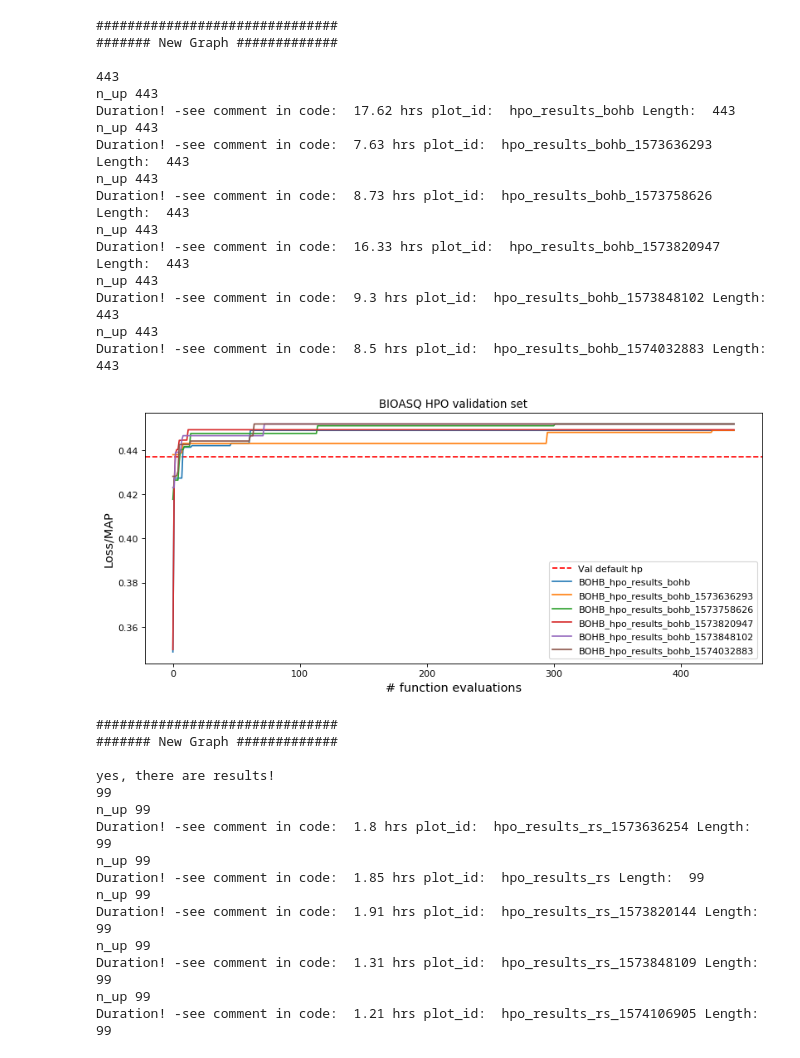
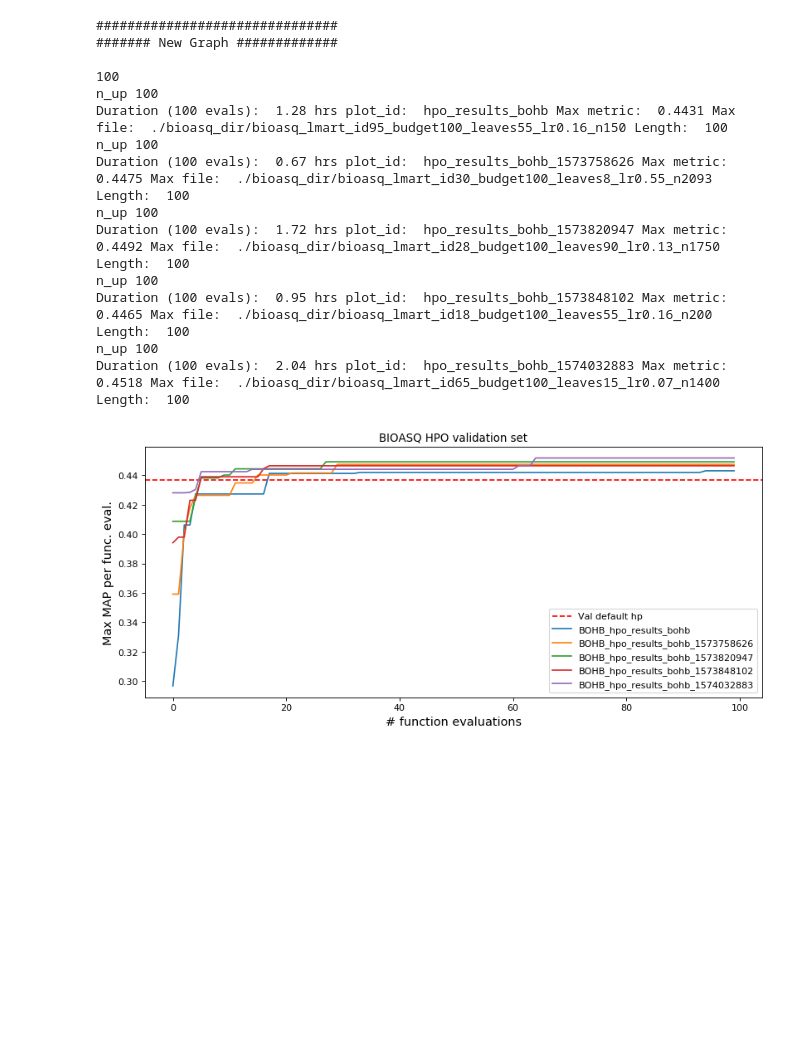
Before and after one commit to fj-morales/deep-relevance-ranking, a Jupyter notebook: models/baselines/HPO_analysis_graphs.ipynb, the cells around one changed output. Saved outputs shown, nothing was run; the diff lists cells and outputs as text; code cells hidden in the pictures; blank space fills up the shorter version.

```diff
--- a/models/baselines/HPO_analysis_graphs.ipynb
+++ b/models/baselines/HPO_analysis_graphs.ipynb
@@ -96,6 +96,9 @@ def plot_results(dataset, hpo_method, *plots, dev_def=0, test_def=0, n=0, n_lim=
 #         y_results = [1 - min(plot_data['loss_data'][0:i+1]) for i,x in enumerate(plot_data['loss_data'])]
         y_results = [1 - min(plot_data['loss_data'][0:i+1]) for i,x in enumerate(plot_data['loss_data'])]
 
+        max_file = plot_data['model_file'][plot_data['loss_data'][0:n_up].index(min(plot_data['loss_data'][0:n_up]))]
+        max_metric = round(1 - min(plot_data['loss_data'][0:n_up]),4)
+
         inverse_loss = [1 - x for x in plot_data['loss_data']]
 
         if time_flag:
@@ -111,12 +114,13 @@ def plot_results(dataset, hpo_method, *plots, dev_def=0, test_def=0, n=0, n_lim=
         else:
             idx = list(range(0,len(y_results)))
             plt.xlabel('# function evaluations', fontsize = 13)
+#             plt.xlabel('# function evaluations on 100% budget', fontsize = 13)
 
 
         if dataset == 'tvqa':
-            plt.ylabel('Loss/Accuracy', fontsize = 13)
+            plt.ylabel('Max acc per func. eval.', fontsize = 13)
         else:
-            plt.ylabel('Loss/MAP', fontsize = 13)
+            plt.ylabel('Max MAP per func. eval.', fontsize = 13)
 
 #         print('n_up: ', n_up, len(idx[n:n_up]))
 
@@ -124,9 +128,13 @@ def plot_results(dataset, hpo_method, *plots, dev_def=0, test_def=0, n=0, n_lim=
 
 #         print(p[0].get_color())
 
-        duration = plot_data['times'][n_up-1]['finished'] - plot_data['times'][0]['submitted']
-        print('Duration! -see comment in code: ', round(duration/3600,2), # Careful: I concatenated results from different run dates!
+#         duration = plot_data['times'][n_up-1]['finished'] - plot_data['times'][0]['submitted']
+        duration = plot_data['times'][n_up-1]['finished'] - plot_data['times'][0]['submitted'] # after 100 func. evals
+#         print('Duration! -see comment in code: ', round(duration/3600,2), # Careful: I concatenated results from different run dates!
+        print('Duration (' + str(n_up) + ' evals): ', round(duration/3600,2), # Careful: I concatenated results from different run dates!
               'hrs', 'plot_id: ', plot_id,
+              'Max metric: ', max_metric,
+              'Max file: ', max_file,
               'Length: ', n_up)
 
         if 'test_results' in plot_data.keys():
@@ -147,8 +155,6 @@ def plot_results(dataset, hpo_method, *plots, dev_def=0, test_def=0, n=0, n_lim=
             max_test_config = plot_data['model_file'][idx_max]
             print('Max test config!: ', max_test_config, '; Max test value: ', max_test)
 
-
-
         if raw_flag:
             plt.plot(idx[n:n_up], inverse_loss[n:n_up], label = 'Raw '+ hpo_method.upper(), color=p[0].get_color(), alpha=0.3)
 
@@ -176,8 +182,8 @@ only_test_flag = False
 
 workdirs = [
             './deep-relevance-ranking/models/baselines/bioasq_dir/',
-            './deep-relevance-ranking/models/baselines/robust_dir/',
-            './TVQA/workdir/'
+#             './deep-relevance-ranking/models/baselines/robust_dir/',
+#             './TVQA/workdir/'
            ]
 dev_defaults = [
                 0.4371,
@@ -193,13 +199,13 @@ test_defaults = [
 
 hpo_methods = [
                 'bohb',
-                'rs'
+#                 'rs'
 ]
 
-adjust_min=True
-# adjust_min=False
+# adjust= 'min' # min|max|fixed
+# adjust= 'max' # min|max|fixed
+adjust= 'fixed' # min|max|fixed
 n_limit = 0
-
 
 for wdir, dev_def, test_def in zip(workdirs, dev_defaults, test_defaults):
     for hpo_m in hpo_methods:
@@ -221,61 +227,47 @@ for wdir, dev_def, test_def in zip(workdirs, dev_defaults, test_defaults):
 #         print(dataset)
 #         avg_res = get_avg_results(results_files)
         res_hpo = []
         for r in results_files:
             r_hpo = load_results(r)
 #             print('estas claves', list(r_hpo.keys()))
 #             if only_test_flag:
             if 'test_results' in r_hpo.keys():
                 print('yes, there are results!')
 #                 res_hpo.append(r_hpo)
             else:
                 res_hpo.append(r_hpo)
 
         if not res_hpo:
             continue
-        if adjust_min:
+        if adjust == 'min':
             n_limit = min(len(r['loss_data']) for r in res_hpo)
-            print(n_limit)
+        elif adjust == 'fixed':
+            n_limit = 100
+
+        print(n_limit)
 
 #         n_limit = 800
 
         signals = plot_results(dataset, hpo_m, *res_hpo, dev_def=dev_def, test_def=test_def, n=0, n_lim=n_limit, time_flag=False, raw_flag=False)
 
 
 
         # Plot
 
         # Save results all results
 # %% [output]
 ###############################
 ####### New Graph #############
 
-443
-n_up 443
-Duration! -see comment in code:  17.62 hrs plot_id:  hpo_results_bohb Length:  443
-n_up 443
-Duration! -see comment in code:  7.63 hrs plot_id:  hpo_results_bohb_1573636293 Length:  443
-n_up 443
-Duration! -see comment in code:  8.73 hrs plot_id:  hpo_results_bohb_1573758626 Length:  443
-n_up 443
-Duration! -see comment in code:  16.33 hrs plot_id:  hpo_results_bohb_1573820947 Length:  443
-n_up 443
-Duration! -see comment in code:  9.3 hrs plot_id:  hpo_results_bohb_1573848102 Length:  443
-n_up 443
-Duration! -see comment in code:  8.5 hrs plot_id:  hpo_results_bohb_1574032883 Length:  443
+100
+n_up 100
+Duration (100 evals):  1.28 hrs plot_id:  hpo_results_bohb Max metric:  0.4431 Max file:  ./bioasq_dir/bioasq_lmart_id95_budget100_leaves55_lr0.16_n150 Length:  100
+n_up 100
+Duration (100 evals):  0.67 hrs plot_id:  hpo_results_bohb_1573758626 Max metric:  0.4475 Max file:  ./bioasq_dir/bioasq_lmart_id30_budget100_leaves8_lr0.55_n2093 Length:  100
+n_up 100
+Duration (100 evals):  1.72 hrs plot_id:  hpo_results_bohb_1573820947 Max metric:  0.4492 Max file:  ./bioasq_dir/bioasq_lmart_id28_budget100_leaves90_lr0.13_n1750 Length:  100
+n_up 100
+Duration (100 evals):  0.95 hrs plot_id:  hpo_results_bohb_1573848102 Max metric:  0.4465 Max file:  ./bioasq_dir/bioasq_lmart_id18_budget100_leaves55_lr0.16_n200 Length:  100
+n_up 100
+Duration (100 evals):  2.04 hrs plot_id:  hpo_results_bohb_1574032883 Max metric:  0.4518 Max file:  ./bioasq_dir/bioasq_lmart_id65_budget100_leaves15_lr0.07_n1400 Length:  100
-[figure, old version]
+[figure, new version]
-###############################
-####### New Graph #############
-
-yes, there are results!
-99
-n_up 99
-Duration! -see comment in code:  1.8 hrs plot_id:  hpo_results_rs_1573636254 Length:  99
-n_up 99
-Duration! -see comment in code:  1.85 hrs plot_id:  hpo_results_rs Length:  99
-n_up 99
-Duration! -see comment in code:  1.91 hrs plot_id:  hpo_results_rs_1573820144 Length:  99
-n_up 99
-Duration! -see comment in code:  1.31 hrs plot_id:  hpo_results_rs_1573848109 Length:  99
-n_up 99
-Duration! -see comment in code:  1.21 hrs plot_id:  hpo_results_rs_1574106905 Length:  99
```
Also changed, not shown: parts of 2 cells of this notebook, 1 other file.
